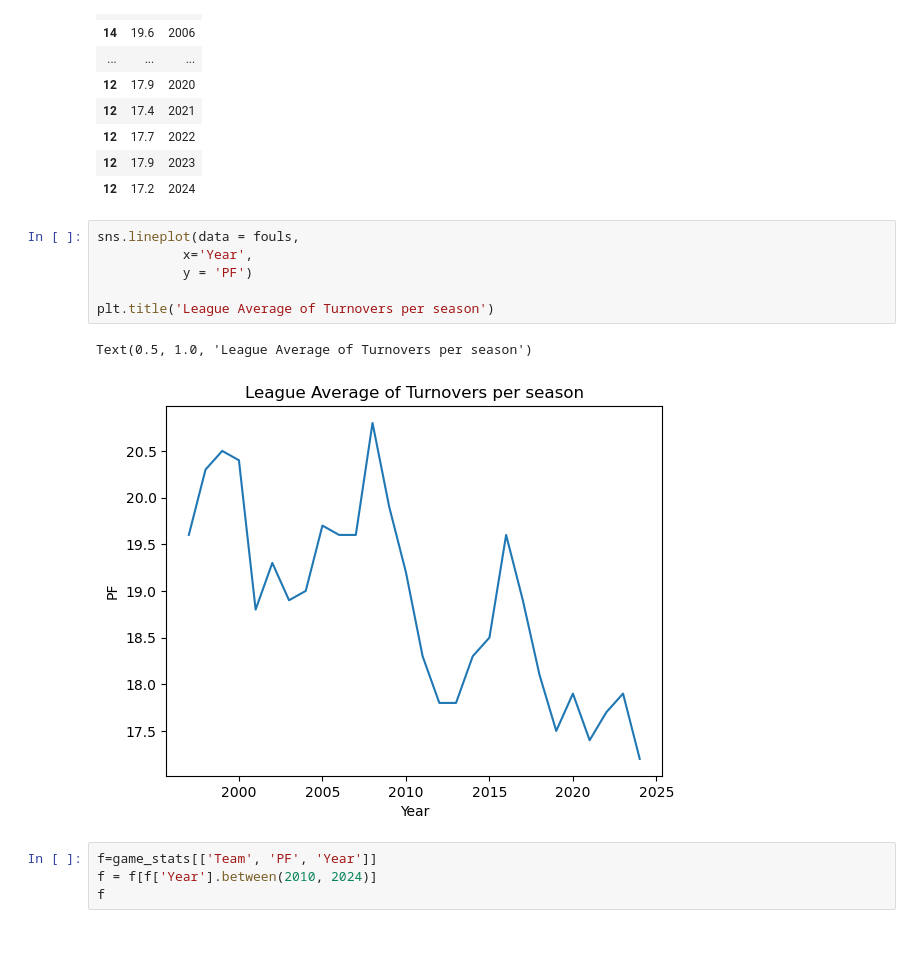
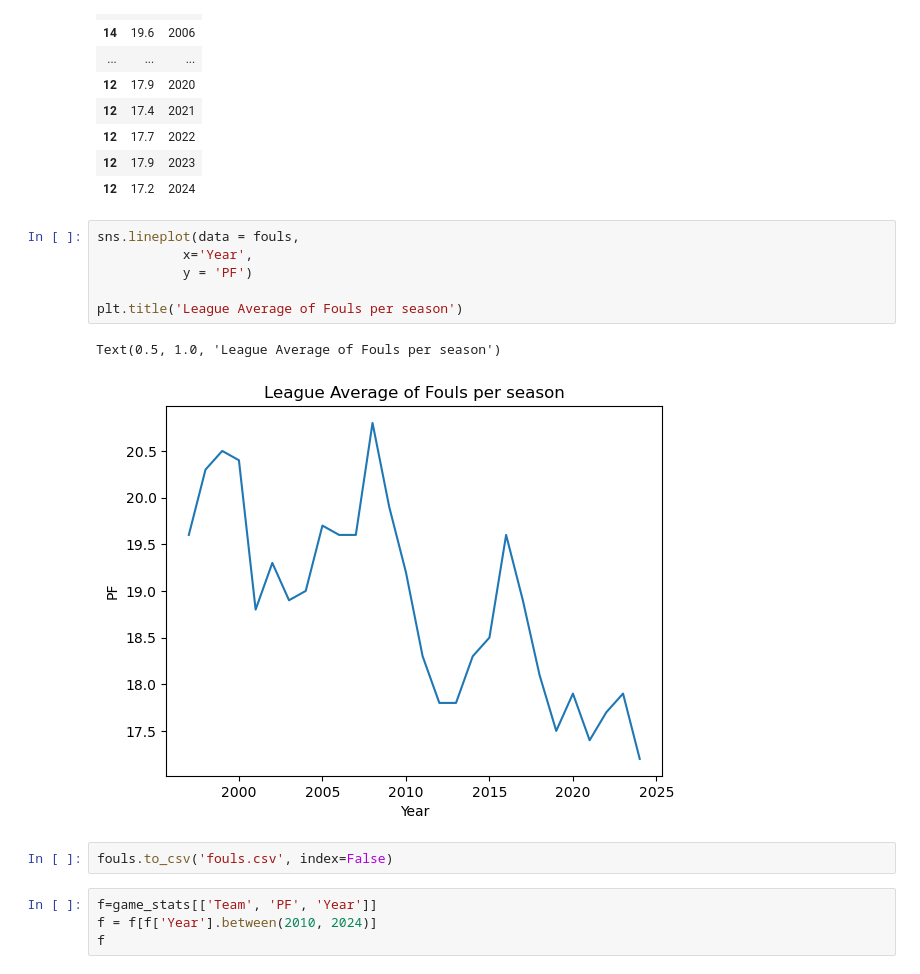
Before and after one commit to tasleem-m/Insight-into-the-WNBA, a Jupyter notebook: notebook/Capstone_copy.ipynb, the cells around one changed output. Cells and saved outputs as stored; diff of their text form; blank space fills up the shorter version.

```diff
--- a/notebook/Capstone_copy.ipynb
+++ b/notebook/Capstone_copy.ipynb
@@ -285,12 +337,14 @@ fouls
 # %%
 sns.lineplot(data = fouls,
            x='Year',
            y = 'PF')
 
-plt.title('League Average of Turnovers per season')
+plt.title('League Average of Fouls per season')
 # %% [output]
-Text(0.5, 1.0, 'League Average of Turnovers per season')
+Text(0.5, 1.0, 'League Average of Fouls per season')
-[figure, old version]
+[figure, new version]
+# %%
+fouls.to_csv('fouls.csv', index=False)
 # %%
 f=game_stats[['Team', 'PF', 'Year']]
 f = f[f['Year'].between(2010, 2024)]
```
Also changed, not shown: parts of 38 cells of this notebook, 2 other files.
